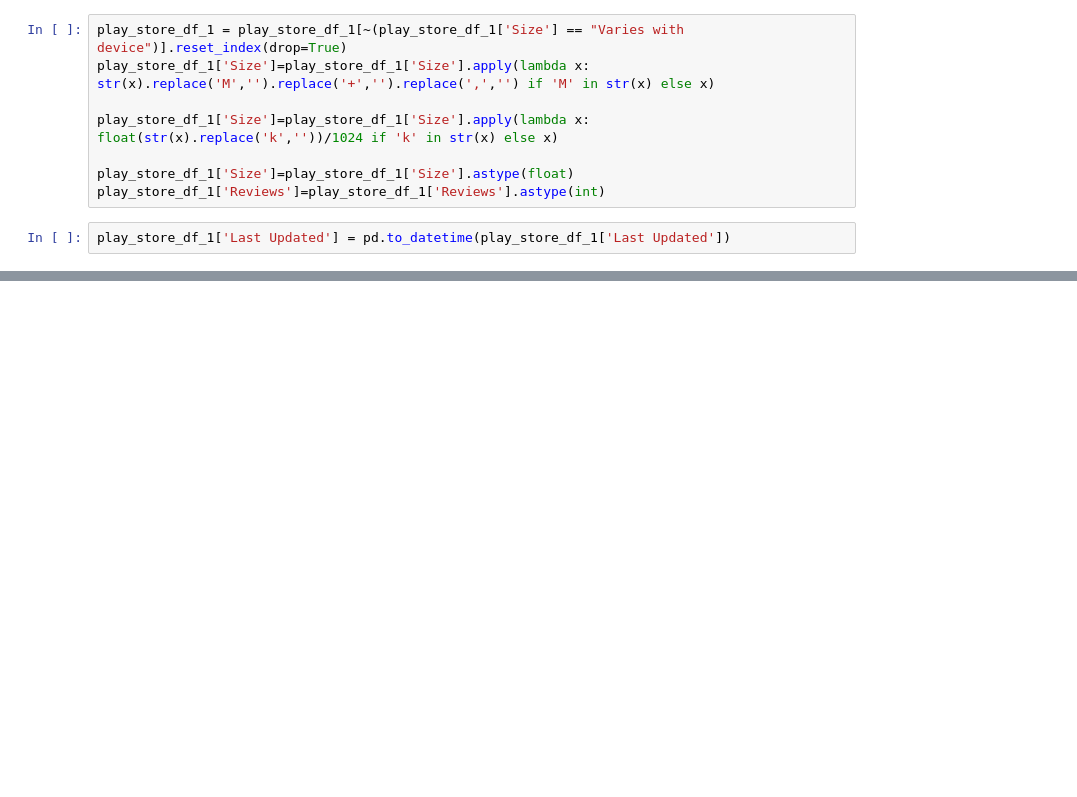
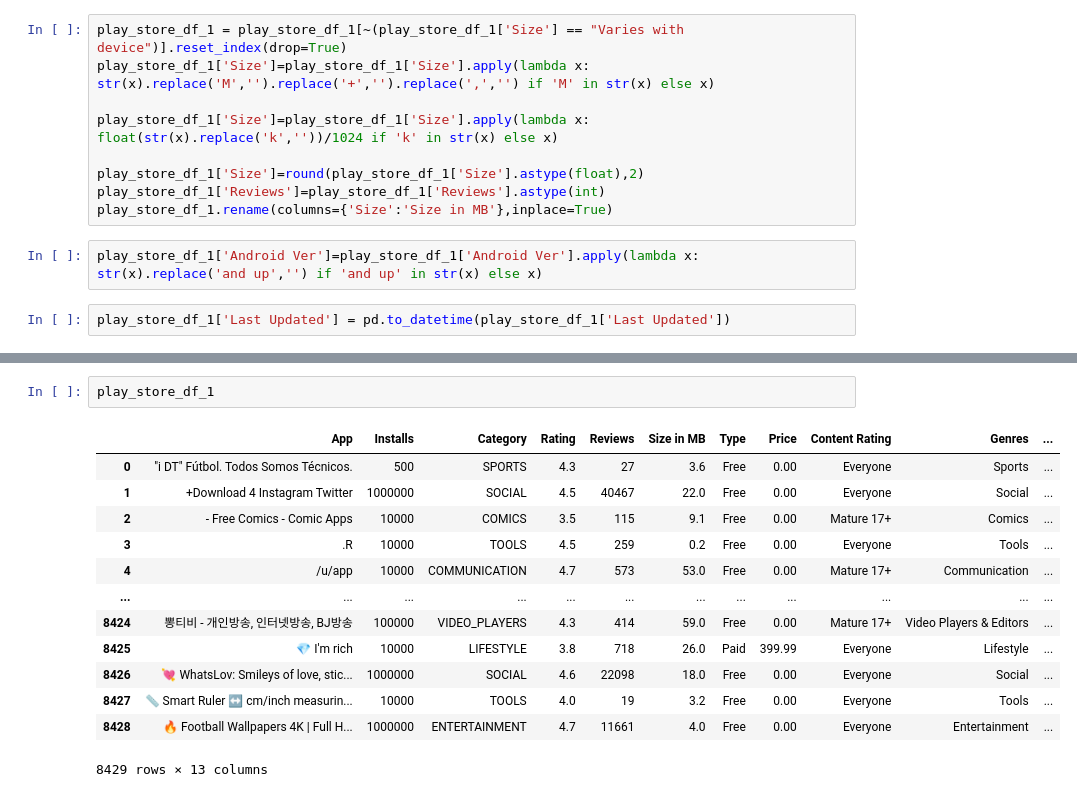
Before and after one commit to Mahima2208/EDA_PlayStore_Apps_Analysis, a Jupyter notebook: MAHIMA_PHALKEY_Play_Store_App_Review_Analysis_Capstone_Project.ipynb, the cells around one changed output, grey strips where cells are left out. Saved outputs shown, nothing was run; the diff lists cells and outputs as text; blank space fills up the shorter version.

```diff
--- a/MAHIMA_PHALKEY_Play_Store_App_Review_Analysis_Capstone_Project.ipynb
+++ b/MAHIMA_PHALKEY_Play_Store_App_Review_Analysis_Capstone_Project.ipynb
@@ -424,7 +428,10 @@ play_store_df_1['Size']=play_store_df_1['Size'].apply(lambda x: str(x).replace('
 
 play_store_df_1['Size']=play_store_df_1['Size'].apply(lambda x: float(str(x).replace('k',''))/1024 if 'k' in str(x) else x)
 
-play_store_df_1['Size']=play_store_df_1['Size'].astype(float)
+play_store_df_1['Size']=round(play_store_df_1['Size'].astype(float),2)
 play_store_df_1['Reviews']=play_store_df_1['Reviews'].astype(int)
+play_store_df_1.rename(columns={'Size':'Size in MB'},inplace=True)
+# %%
+play_store_df_1['Android Ver']=play_store_df_1['Android Ver'].apply(lambda x: str(x).replace('and up','') if 'and up' in str(x) else x)
 # %%
 play_store_df_1['Last Updated'] = pd.to_datetime(play_store_df_1['Last Updated'])
@@ -430,0 +461,16 @@ play_store_df_1['Last Updated'] = pd.to_datetime(play_store_df_1['Last Updated']
+# %%
+play_store_df_1
+# %% [output]
+|  | App | Installs | Category | Rating | Reviews | Size in MB | Type | Price | Content Rating | Genres | ... |
+| 0 | "i DT" Fútbol. Todos Somos Técnicos. | 500 | SPORTS | 4.3 | 27 | 3.6 | Free | 0.00 | Everyone | Sports | ... |
+| 1 | +Download 4 Instagram Twitter | 1000000 | SOCIAL | 4.5 | 40467 | 22.0 | Free | 0.00 | Everyone | Social | ... |
+| 2 | - Free Comics - Comic Apps | 10000 | COMICS | 3.5 | 115 | 9.1 | Free | 0.00 | Mature 17+ | Comics | ... |
+| 3 | .R | 10000 | TOOLS | 4.5 | 259 | 0.2 | Free | 0.00 | Everyone | Tools | ... |
+| 4 | /u/app | 10000 | COMMUNICATION | 4.7 | 573 | 53.0 | Free | 0.00 | Mature 17+ | Communication | ... |
+| ... | ... | ... | ... | ... | ... | ... | ... | ... | ... | ... | ... |
+| 8424 | 뽕티비 - 개인방송, 인터넷방송, BJ방송 | 100000 | VIDEO_PLAYERS | 4.3 | 414 | 59.0 | Free | 0.00 | Mature 17+ | Video Players & Editors | ... |
+| 8425 | 💎 I'm rich | 10000 | LIFESTYLE | 3.8 | 718 | 26.0 | Paid | 399.99 | Everyone | Lifestyle | ... |
+| 8426 | 💘 WhatsLov: Smileys of love, stic... | 1000000 | SOCIAL | 4.6 | 22098 | 18.0 | Free | 0.00 | Everyone | Social | ... |
+| 8427 | 📏 Smart Ruler ↔️ cm/inch measurin... | 10000 | TOOLS | 4.0 | 19 | 3.2 | Free | 0.00 | Everyone | Tools | ... |
+| 8428 | 🔥 Football Wallpapers 4K | Full H... | 1000000 | ENTERTAINMENT | 4.7 | 11661 | 4.0 | Free | 0.00 | Everyone | Entertainment | ... |
+8429 rows × 13 columns
```
Also changed, not shown: parts of 20 cells of this notebook.
